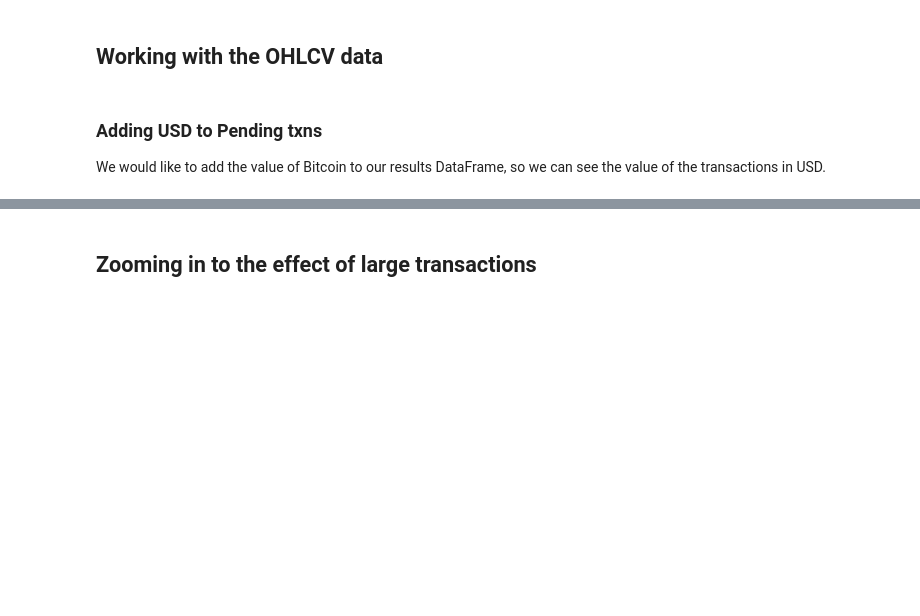
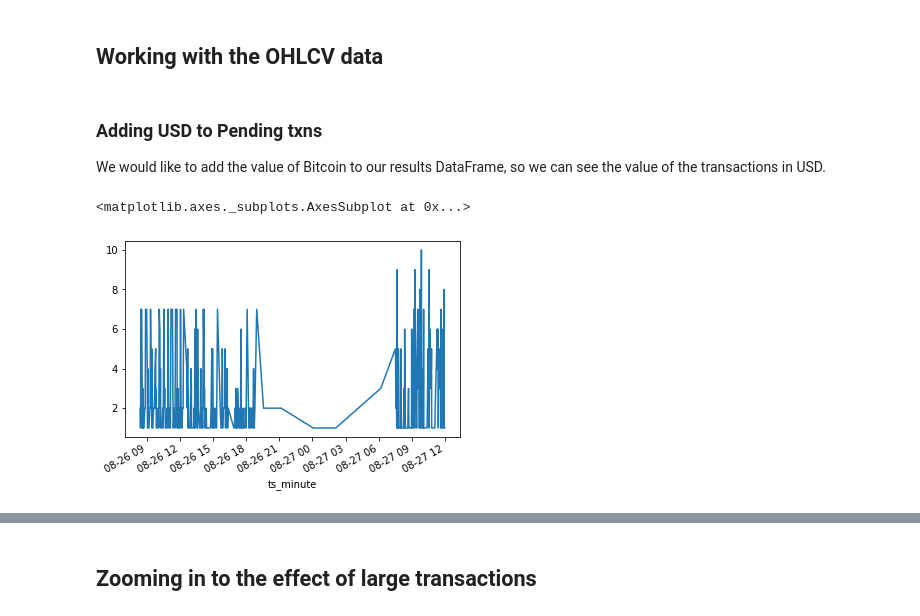
Before and after one commit to amberdata/evan-blog-posts, a Jupyter notebook: txn-mempool/notebooks/1.0-ea-analysis.ipynb, the cells around one changed output, grey strips where cells are left out. Cells and saved outputs as stored; diff of their text form; code cells hidden in the pictures; blank space fills up the shorter version.

```diff
--- a/txn-mempool/notebooks/1.0-ea-analysis.ipynb
+++ b/txn-mempool/notebooks/1.0-ea-analysis.ipynb
@@ -145,6 +188,11 @@ ohlcv.set_index("timestamp", inplace=True)
 # %% [markdown]
 ### Adding USD to Pending txns
 We would like to add the value of Bitcoin to our results DataFrame, so we can see the value of the transactions in USD.
+# %%
+results.groupby('ts_minute').count().value.plot()
+# %% [output]
+<matplotlib.axes._subplots.AxesSubplot at 0x...>
+[figure, added]
 # %%
 # add a column of timestamps rounded to the minute
 results["ts_minute"] = results.timestamp.dt.round('1min')
```
Also changed, not shown: parts of 15 cells of this notebook, 3 other files.
